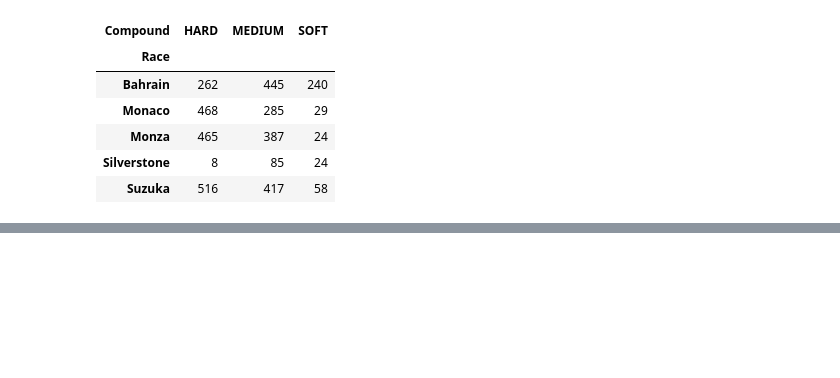
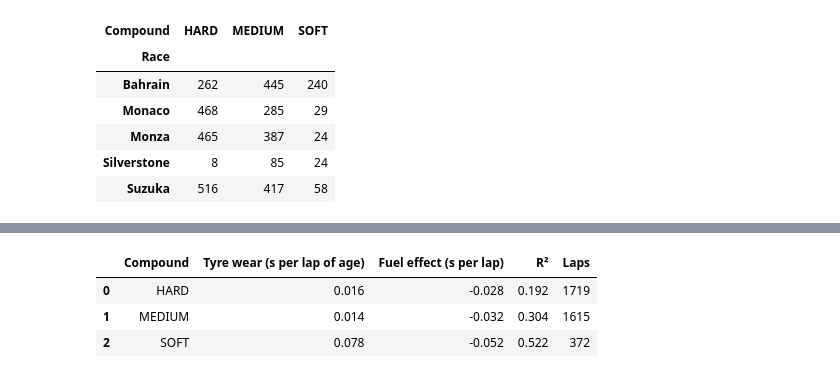
Before and after one commit to gavinvasco-prog/f1-race-analysis, a Jupyter notebook: notebooks/Gavin_tyre_degradation.ipynb, the cells around one changed output, grey strips where cells are left out. Drawn from its saved outputs; the diff is of its cells as text; code cells hidden in the pictures; blank space fills up the shorter version.

```diff
--- a/notebooks/Gavin_tyre_degradation.ipynb
+++ b/notebooks/Gavin_tyre_degradation.ipynb
@@ -134,0 +149,27 @@ clean.groupby(["Race", "Compound"]).size().unstack()
+# %%
+from sklearn.linear_model import LinearRegression
+
+model_data = clean[clean["LapNumber"] > 1].copy()   # drop standing-start laps
+
+# Lap time relative to the driver's own median in that race
+model_data["LapDelta"] = model_data["LapTime_s"] - model_data.groupby(["Race", "Driver"])["LapTime_s"].transform("median")
+
+results = []
+for compound, group in model_data.groupby("Compound"):
+    X = group[["TyreLife", "LapNumber"]]
+    y = group["LapDelta"]
+    model = LinearRegression().fit(X, y)
+    results.append({
+        "Compound": compound,
+        "Tyre wear (s per lap of age)": model.coef_[0],
+        "Fuel effect (s per lap)": model.coef_[1],
+        "R²": model.score(X, y),
+        "Laps": len(group),
+    })
+
+pd.DataFrame(results).round(3)
+# %% [output]
+|  | Compound | Tyre wear (s per lap of age) | Fuel effect (s per lap) | R² | Laps |
+| 0 | HARD | 0.016 | -0.028 | 0.192 | 1719 |
+| 1 | MEDIUM | 0.014 | -0.032 | 0.304 | 1615 |
+| 2 | SOFT | 0.078 | -0.052 | 0.522 | 372 |
```
Also changed, not shown: parts of 2 cells of this notebook.
